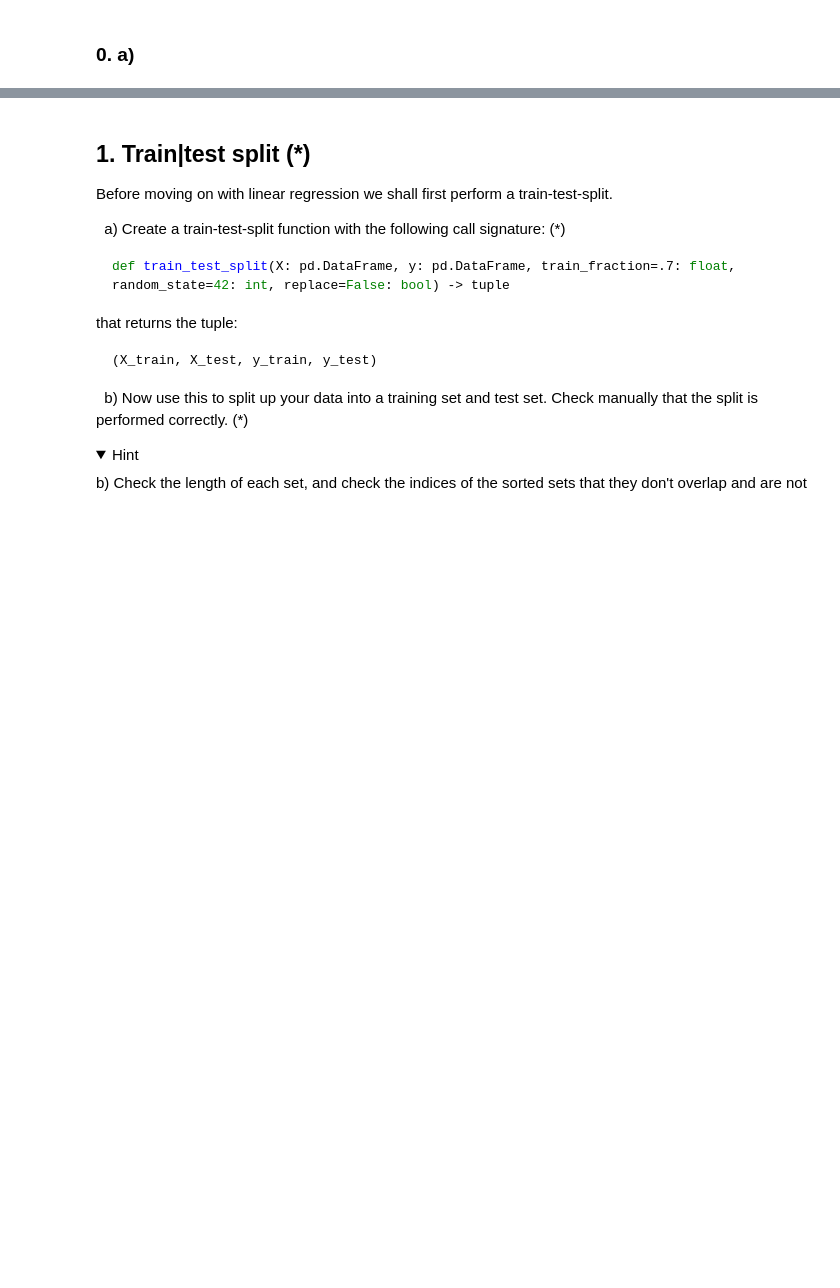
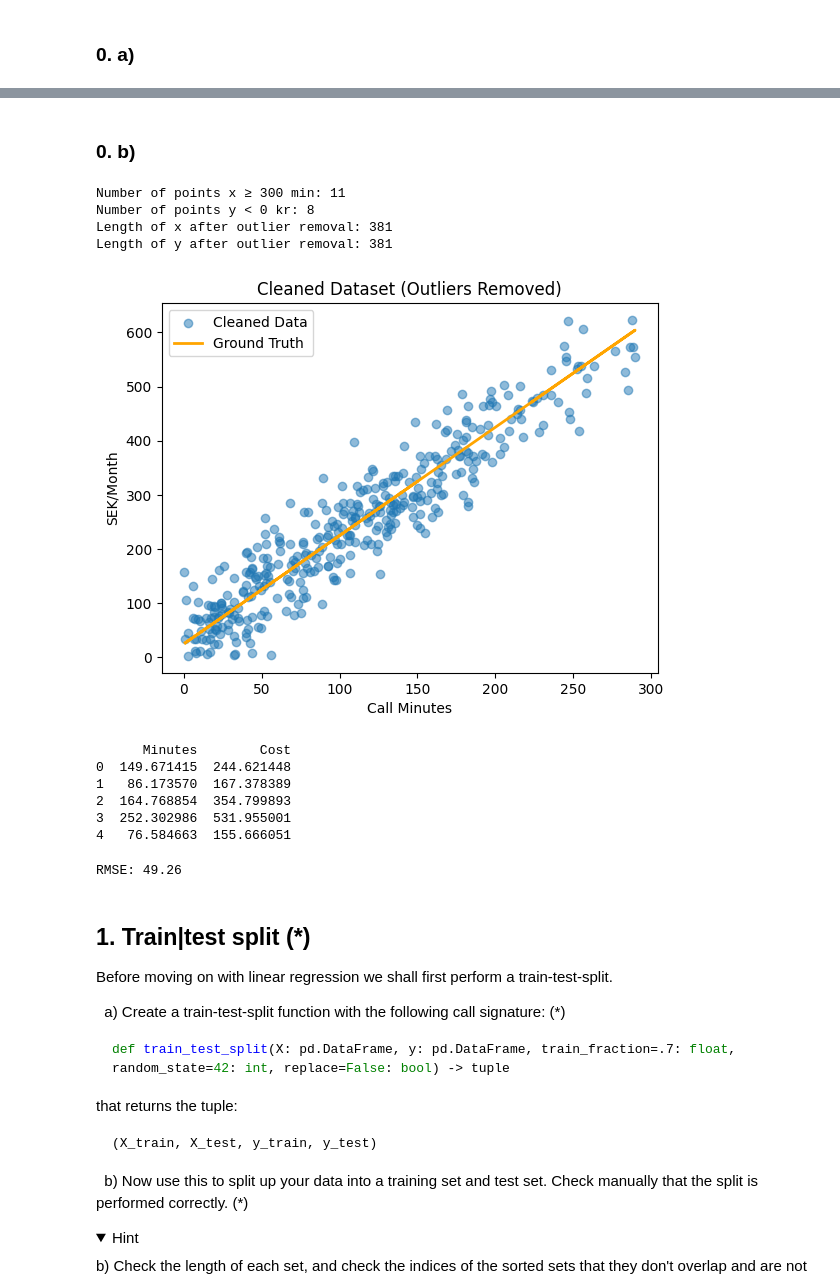
Before and after one commit to PaerBrady/Machine-learning-AI24, a Jupyter notebook: Exercises/E00_linear_regression.ipynb, the cells around one changed output, grey strips where cells are left out. Drawn from its saved outputs; the diff is of its cells as text; code cells hidden in the pictures; folded sections open; blank space fills up the shorter version.

```diff
--- a/Exercises/E00_linear_regression.ipynb
+++ b/Exercises/E00_linear_regression.ipynb
@@ -115,0 +198,59 @@ plt.show()
+# %% [markdown]
+### 0. b)
+# %%
+# Identify and count outliers
+outliers_x = np.sum(x >= 300)
+outliers_y = np.sum(y < 0)
+
+print(f"Number of points x ≥ 300 min: {outliers_x}")
+print(f"Number of points y < 0 kr: {outliers_y}")
+
+# Remove outliers
+mask = (x < 300) & (y > 0)
+x_cleaned = x[mask]
+y_cleaned = y[mask]
+
+print(f"Length of x after outlier removal: {len(x_cleaned)}")
+print(f"Length of y after outlier removal: {len(y_cleaned)}")
+# %% [output]
+Number of points x ≥ 300 min: 11
+Number of points y < 0 kr: 8
+Length of x after outlier removal: 381
+Length of y after outlier removal: 381
+# %%
+# Plot cleaned dataset
+plt.scatter(x_cleaned, y_cleaned, alpha=0.5, label="Cleaned Data")
+plt.plot(x_cleaned, 2*x_cleaned + 25, color="orange", label="Ground Truth", linewidth=2)
+plt.xlabel("Call Minutes")
+plt.ylabel("SEK/Month")
+plt.title("Cleaned Dataset (Outliers Removed)")
+plt.legend()
+plt.show()
+# %% [output]
+[figure, added]
+# %%
+df = pd.DataFrame({"Minutes": x_cleaned, "Cost": y_cleaned})
+
+# Display first few rows
+print(df.head())
+# %% [output]
+      Minutes        Cost
+0  149.671415  244.621448
+1   86.173570  167.378389
+2  164.768854  354.799893
+3  252.302986  531.955001
+4   76.584663  155.666051
+# %%
+import numpy as np
+
+# Compute predicted values (model output)
+y_pred = 2 * x_cleaned + 25  # Using cleaned x values
+
+y_true = y_cleaned  # True values (y)
+
+# Compute RMSE
+rmse = np.sqrt(np.mean((y_true - y_pred) ** 2))
+
+print(f"RMSE: {rmse:.2f}")
+# %% [output]
+RMSE: 49.26
```
Also changed, not shown: parts of 7 cells of this notebook.
